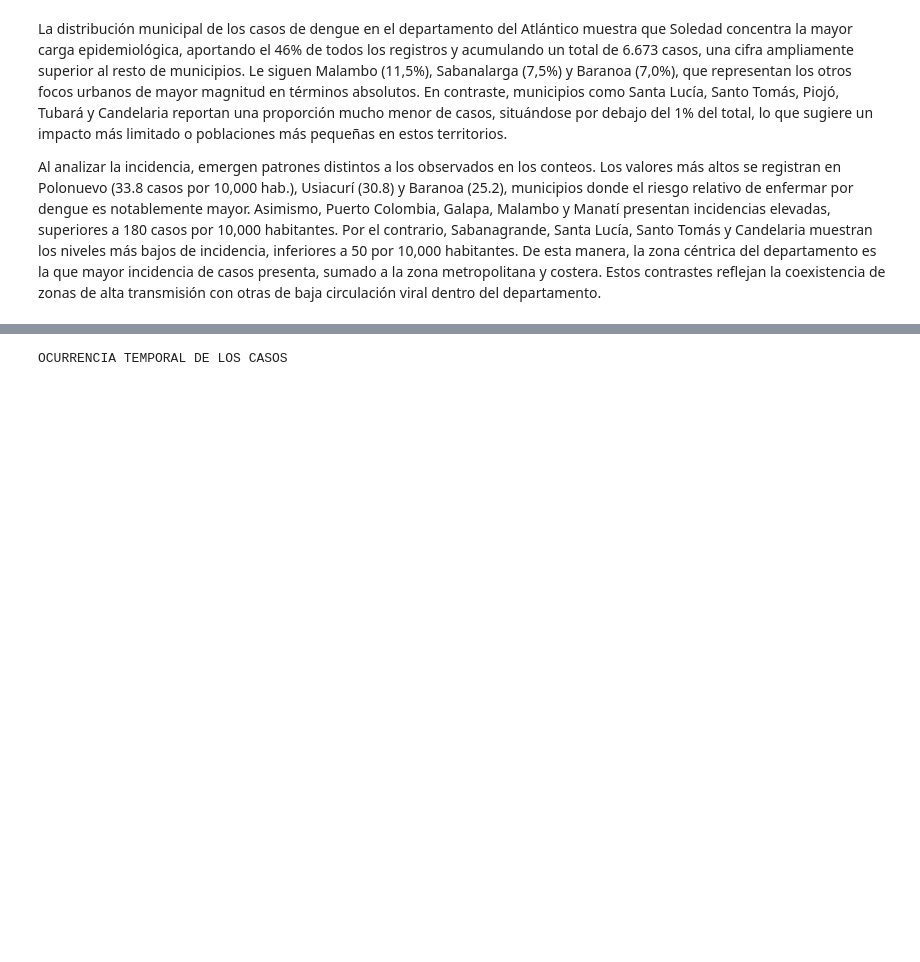
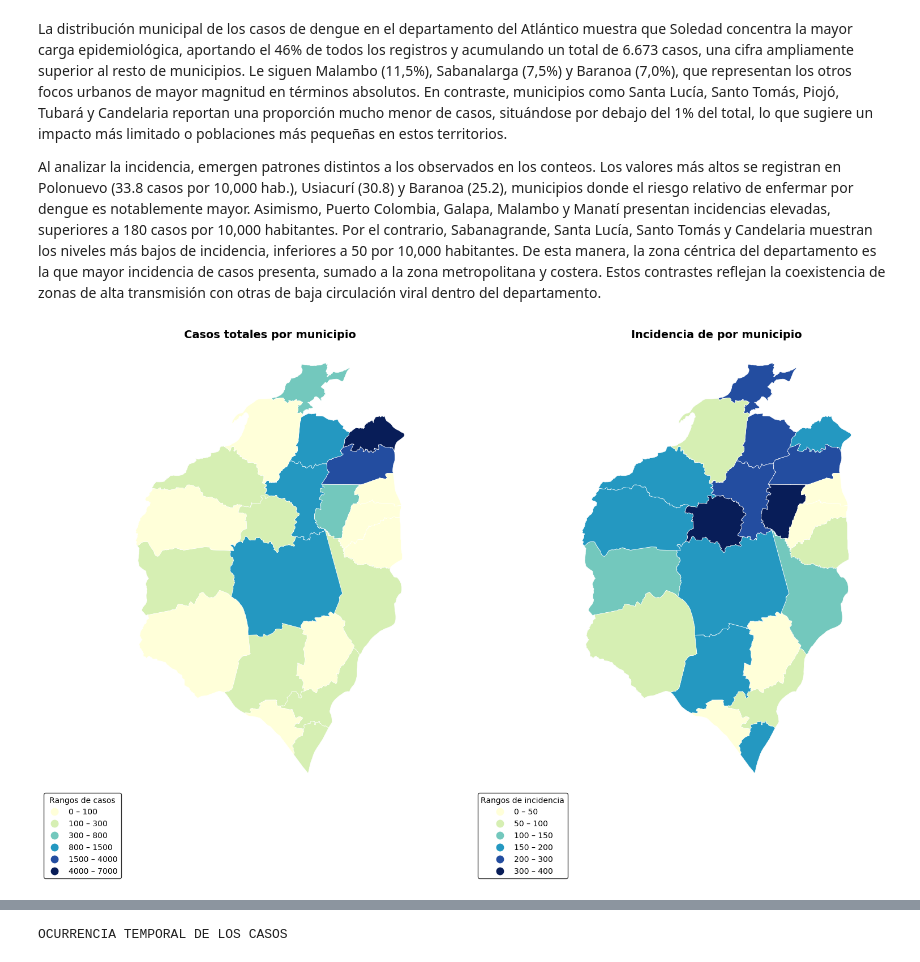
Before and after one commit to Darally06/Dengue_caracterization, a Jupyter notebook: EDA_registros.ipynb, the cells around one changed output, grey strips where cells are left out. Drawn from its saved outputs; the diff is of its cells as text; code cells hidden in the pictures; blank space fills up the shorter version.

```diff
--- a/EDA_registros.ipynb
+++ b/EDA_registros.ipynb
@@ -22,7 +23,7 @@ import geopandas as gpd
 data_atl= pd.read_csv("https://raw.githubusercontent.com/Darally06/ETL_DENGUE/main/DATA/registros_atlantico.csv", encoding='latin-1')
 data_col = pd.read_csv("https://raw.githubusercontent.com/Darally06/ETL_DENGUE/main/DATA/registros_colombia.csv", encoding='latin-1')
 
-pob_atl = pd.read_csv("https://raw.githubusercontent.com/Darally06/ETL_DENGUE/main/DATA/poblacion_depart.csv", encoding='latin-1')
+pob_atl = pd.read_csv("https://raw.githubusercontent.com/Darally06/ETL_DENGUE/main/DATA/poblacion_depart.csv", encoding='utf-8')
 pob_col = pd.read_csv("https://raw.githubusercontent.com/Darally06/ETL_DENGUE/main/DATA/poblacion_nacional.csv", encoding='latin-1')
 # %%
 mapa_atl = gpd.read_file("./MAPAS/MAPAS_MUN/MGN_ADM_MPIO_GRAFICO.shp")
@@ -573,3 +549,78 @@ plt.show()
 La distribución municipal de los casos de dengue en el departamento del Atlántico muestra que Soledad concentra la mayor carga epidemiológica, aportando el 46% de todos los registros y acumulando un total de 6.673 casos, una cifra ampliamente superior al resto de municipios. Le siguen Malambo (11,5%), Sabanalarga (7,5%) y Baranoa (7,0%), que representan los otros focos urbanos de mayor magnitud en términos absolutos. En contraste, municipios como Santa Lucía, Santo Tomás, Piojó, Tubará y Candelaria reportan una proporción mucho menor de casos, situándose por debajo del 1% del total, lo que sugiere un impacto más limitado o poblaciones más pequeñas en estos territorios.
 
 Al analizar la incidencia, emergen patrones distintos a los observados en los conteos. Los valores más altos se registran en Polonuevo (33.8 casos por 10,000 hab.), Usiacurí (30.8) y Baranoa (25.2), municipios donde el riesgo relativo de enfermar por dengue es notablemente mayor. Asimismo, Puerto Colombia, Galapa, Malambo y Manatí presentan incidencias elevadas, superiores a 180 casos por 10,000 habitantes. Por el contrario, Sabanagrande, Santa Lucía, Santo Tomás y Candelaria muestran los niveles más bajos de incidencia, inferiores a 50 por 10,000 habitantes. De esta manera, la zona céntrica del departamento es la que mayor incidencia de casos presenta, sumado a la zona metropolitana y costera. Estos contrastes reflejan la coexistencia de zonas de alta transmisión con otras de baja circulación viral dentro del departamento.
+# %%
+# Crear figura con dos mapas
+fig, axes = plt.subplots(1, 2, figsize=(16, 10))
+
+# ==========================
+#  1️⃣ MAPA DE CASOS
+# ==========================
+# Crear rangos para casos
+bins_casos = [0, 100, 300, 800, 1500, 4000, 7000]
+labels_casos = [
+    "0 – 100", "100 – 300", "300 – 800",
+    "800 – 1500", "1500 – 4000", "4000 – 7000"
+]
+bins_inc = [0, 50, 100, 150, 200, 300, 400]
+labels_inc = [
+    "0 – 50", "50 – 100", "100 – 150",
+    "150 – 200", "200 – 300", "300 – 400"
+]
+
+# ==============================
+#        MAPA 1 – CASOS
+# ==============================
+
+mapa_casos['casos_cat'] = pd.cut(
+    mapa_casos['casos'], bins=bins_casos, labels=labels_casos, include_lowest=True
+)
+
+mapa_casos.plot(
+    column='casos_cat',
+    cmap='YlGnBu',
+    linewidth=0.5,
+    edgecolor='1',
+    legend=True,
+    ax=axes[0]
+)
+
+axes[0].set_title("Casos totales por municipio", fontsize=14, fontweight='bold')
+axes[0].axis('off')
+
+leg = axes[0].get_legend()
+leg.set_title("Rangos de casos")
+leg.get_frame().set_facecolor("white")
+leg.get_frame().set_edgecolor("black")
+leg.set_bbox_to_anchor((0.01, 0.01))
+
+# ==============================
+#      MAPA 2 – INCIDENCIA
+# ==============================
+
+mapa_casos['inc_cat'] = pd.cut(
+    mapa_casos['incidencia'], bins=bins_inc, labels=labels_inc, include_lowest=True
+)
+
+mapa_casos.plot(
+    column='inc_cat',
+    cmap='YlGnBu',
+    linewidth=0.5,
+    edgecolor='1',
+    legend=True,
+    ax=axes[1]
+)
+
+axes[1].set_title("Incidencia de por municipio",
+                  fontsize=14, fontweight='bold')
+axes[1].axis('off')
+
+leg2 = axes[1].get_legend()
+leg2.set_title("Rangos de incidencia")
+leg2.get_frame().set_facecolor("white")
+leg2.get_frame().set_edgecolor("black")
+leg2.set_bbox_to_anchor((0.01, 0.01))
+plt.tight_layout()
+plt.show()
+# %% [output]
+[figure, added]
```
Also changed, not shown: parts of 26 cells of this notebook, 8 other files.
